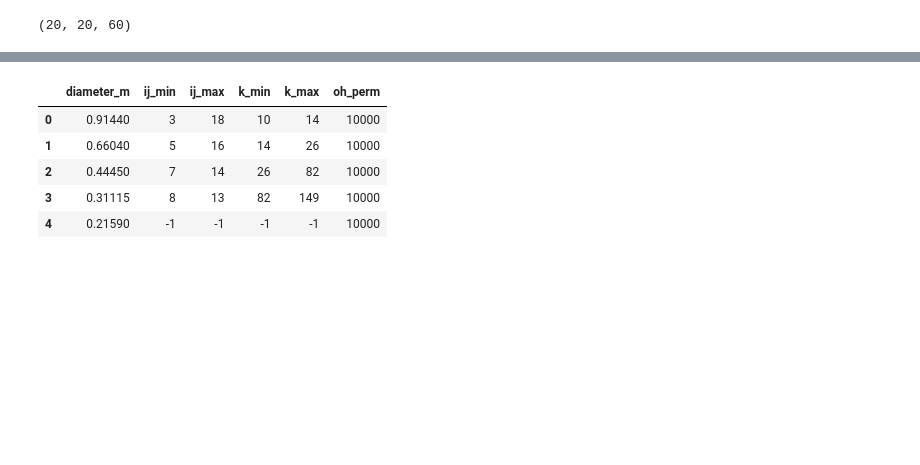
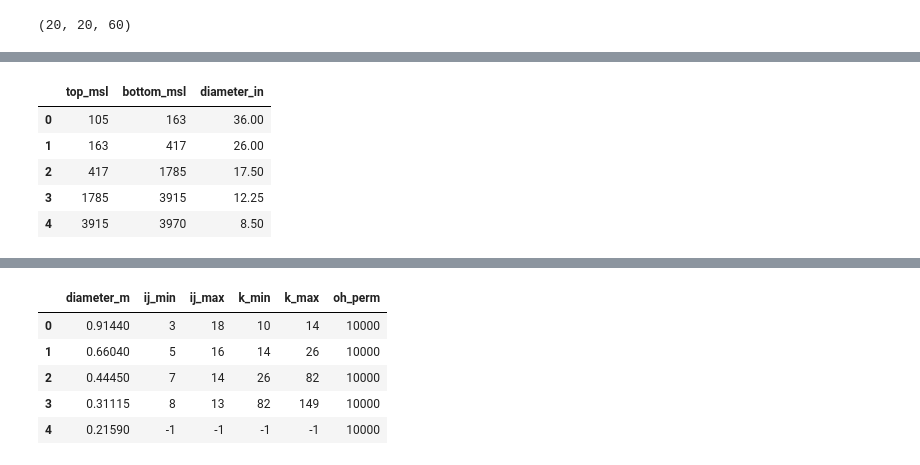
Before and after one commit to equinor/WINC_OnePager, a Jupyter notebook: notebooks/pflotran_gap.ipynb, the cells around one changed output, grey strips where cells are left out. Saved outputs shown, nothing was run; the diff lists cells and outputs as text; code cells hidden in the pictures; blank space fills up the shorter version.

```diff
--- a/notebooks/pflotran_gap.ipynb
+++ b/notebooks/pflotran_gap.ipynb
@@ -220,0 +250,9 @@ grid_refine.build_LGR(drilling_df, casings_df, barriers_mod_df)
+# %%
+drilling_df.loc[:, ['top_msl', 'bottom_msl', 'diameter_in']]
+# %% [output]
+|  | top_msl | bottom_msl | diameter_in |
+| 0 | 105 | 163 | 36.00 |
+| 1 | 163 | 417 | 26.00 |
+| 2 | 417 | 1785 | 17.50 |
+| 3 | 1785 | 3915 | 12.25 |
+| 4 | 3915 | 3970 | 8.50 |
```
Also changed, not shown: parts of 15 cells of this notebook, 3 other files.
